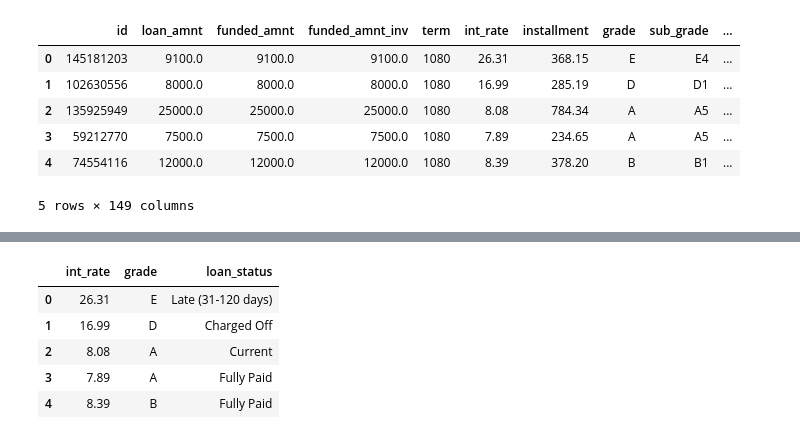
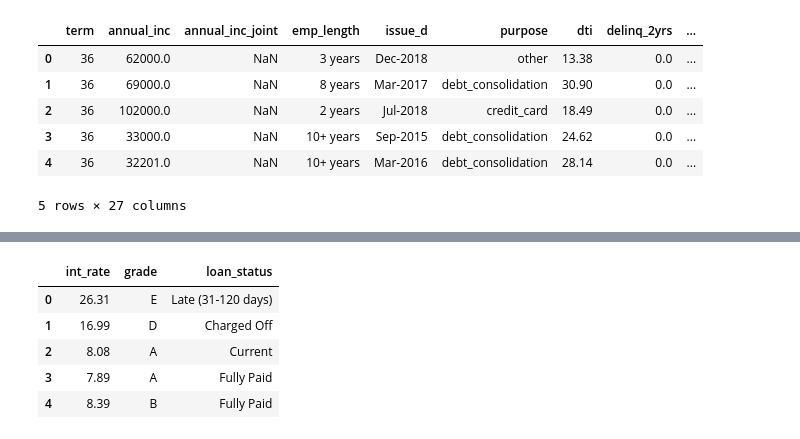
Before and after one commit to rstellet8/p2-inteligencia, a Jupyter notebook: featureDiscovery.ipynb, the cells around one changed output, grey strips where cells are left out. Drawn from its saved outputs; the diff is of its cells as text; code cells hidden in the pictures.

```diff
--- a/featureDiscovery.ipynb
+++ b/featureDiscovery.ipynb
@@ -23,0 +36,32 @@ df1.head().T
+# %%
+features = df1.loc[:, [
+    "term", # Número de pagamentos pagamentos no plano
+    "annual_inc", # Renda Anual
+    "annual_inc_joint", # Renda anual conjunta se o empréstimo é conjunto
+    "emp_length", # Tempo no emprego
+    "issue_d", # data do empréstimo, para comparar com a taxa de juros básica
+    "purpose", # objetivo
+    "dti", # Debt-to-income <https://www.investopedia.com/terms/d/dti.asp>
+    "delinq_2yrs", # Número de crimes nos últimos 2 anos
+    "earliest_cr_line", # data de abertura da última linha de crédito
+    "installment", # Prestação
+    "open_acc", # Número de linhas de crédito abertas no histórico do cliente
+    "open_il_12m", # Número de contas de prestação abertas nos últimos 12m
+    "open_rv_12m", # Número de contas de crédtio rotativo abertas nos últimos 12m
+    "pub_rec", # Number of derogatory public records
+    "revol_util", # Fração do crédito giratório disponível sendo usado
+    "application_type", # Se a aplicação é individual ou conjunta
+    "chargeoff_within_12_mths", # número de declarações de 'improvável pagar' nos últimos 12m
+    "mort_acc", # número de hipotecas
+    "num_accts_ever_120_pd", # número de contas que já foram atrasadas a mais de 120 dias
+    "num_sats", # Número de contas 'satisfatórias'
+    "num_tl_120dpd_2m", # número de contas atualmente atrasadas mais de 120 dias(atualizadas nos últimos 2 meses)
+    "num_tl_30dpd", # Número de contas atualemente atrasadas mais de 30 dias
+    "pct_tl_nvr_dlq", # fração de transações não 'delinquency'
+    "percent_bc_gt_75", # fração de contas acima de 75% do limite
+    "tax_liens", # reinvindicação do governo em razão de taxas atrasadas
+    "hardship_flag", # se está em plano de pagamento especial do cartão
+    "disbursement_method", # Metodo de recebimento do pagamento
+    ]]
+
+features.head()
@@ -24,23 +86,22 @@ df1.head().T
 # %%
 def formatTerm(line):
     line = line.strip()
     line = line.split(" ")
 
     if line[-1] == "months":
-        line = int(line[0]) * 30
+        line = int(line[0])
 
     else:
         raise NotImplementedError(f"{line[-1]} não implementado ainda")
 
     return line
 
-df1["term"] = df1["term"].apply(formatTerm)
-df1.head()
+features["term"] = features["term"].apply(formatTerm)
 # %% [output]
-|  | id | loan_amnt | funded_amnt | funded_amnt_inv | term | int_rate | installment | grade | sub_grade | ... |
-| 0 | 145181203 | 9100.0 | 9100.0 | 9100.0 | 1080 | 26.31 | 368.15 | E | E4 | ... |
-| 1 | 102630556 | 8000.0 | 8000.0 | 8000.0 | 1080 | 16.99 | 285.19 | D | D1 | ... |
-| 2 | 135925949 | 25000.0 | 25000.0 | 25000.0 | 1080 | 8.08 | 784.34 | A | A5 | ... |
-| 3 | 59212770 | 7500.0 | 7500.0 | 7500.0 | 1080 | 7.89 | 234.65 | A | A5 | ... |
-| 4 | 74554116 | 12000.0 | 12000.0 | 12000.0 | 1080 | 8.39 | 378.20 | B | B1 | ... |
+|  | term | annual_inc | annual_inc_joint | emp_length | issue_d | purpose | dti | delinq_2yrs | ... |
+| 0 | 36 | 62000.0 | NaN | 3 years | Dec-2018 | other | 13.38 | 0.0 | ... |
+| 1 | 36 | 69000.0 | NaN | 8 years | Mar-2017 | debt_consolidation | 30.90 | 0.0 | ... |
+| 2 | 36 | 102000.0 | NaN | 2 years | Jul-2018 | credit_card | 18.49 | 0.0 | ... |
+| 3 | 36 | 33000.0 | NaN | 10+ years | Sep-2015 | debt_consolidation | 24.62 | 0.0 | ... |
+| 4 | 36 | 32201.0 | NaN | 10+ years | Mar-2016 | debt_consolidation | 28.14 | 0.0 | ... |
-5 rows × 149 columns
+5 rows × 27 columns
```
Also changed, not shown: parts of 17 cells of this notebook, 1 other file.
